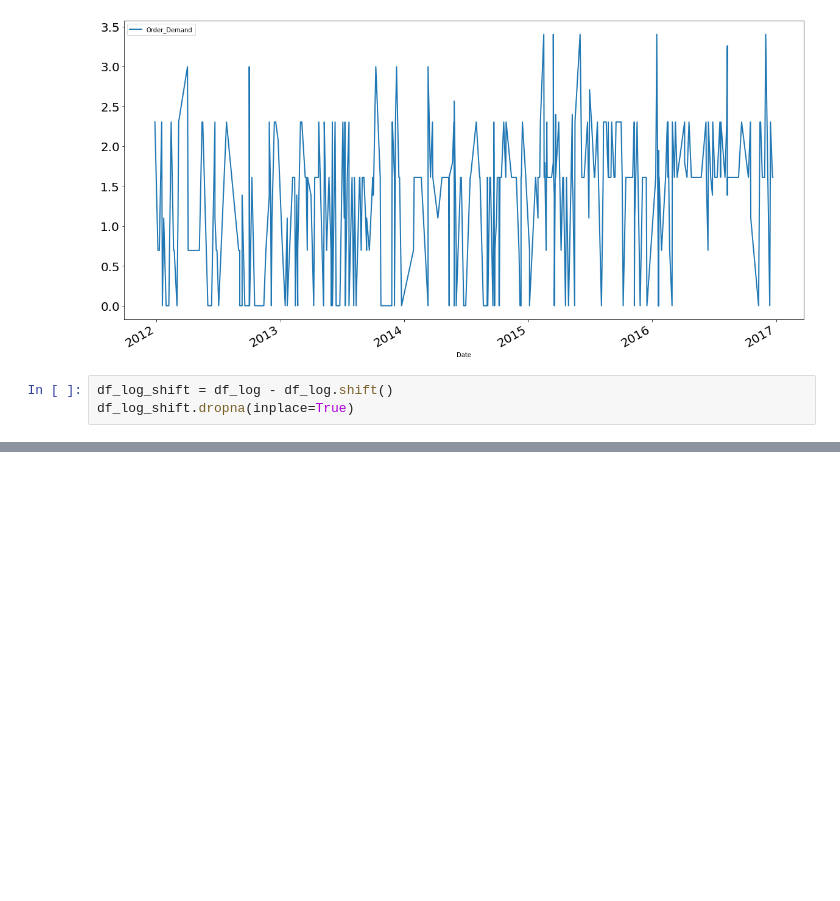
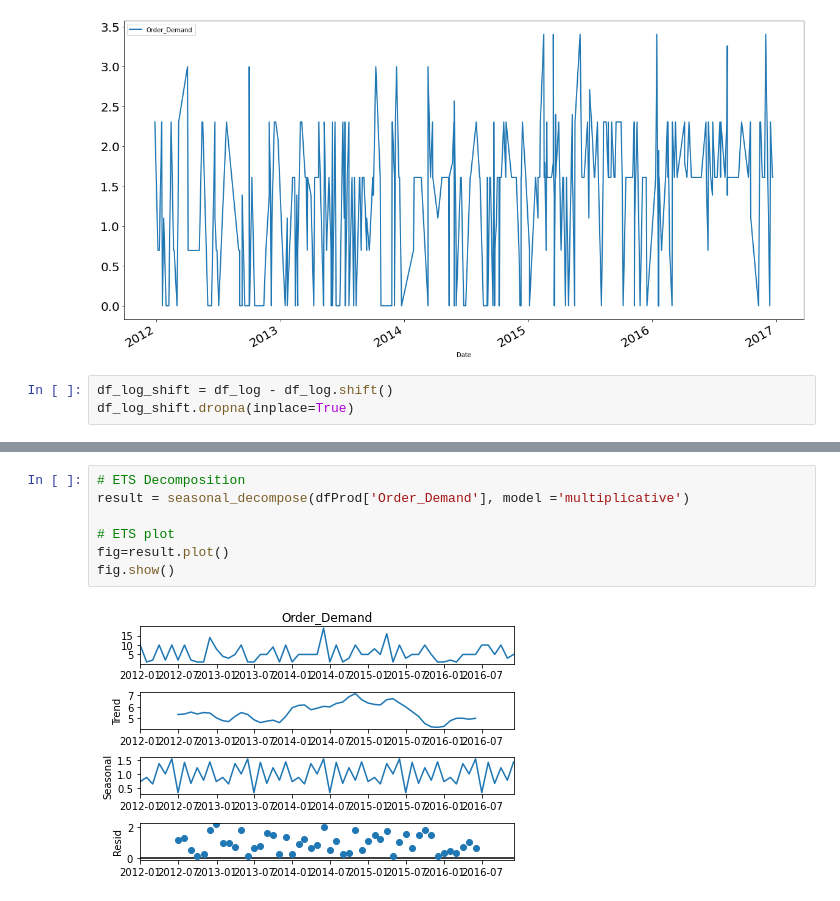
Before and after one commit to anissakhan/731-Project-5-Khan, a Jupyter notebook: Notebooks/731-Project5.ipynb, the cells around one changed output, grey strips where cells are left out. Saved outputs shown, nothing was run; the diff lists cells and outputs as text; blank space fills up the shorter version.

```diff
--- a/Notebooks/731-Project5.ipynb
+++ b/Notebooks/731-Project5.ipynb
@@ -301,0 +315,9 @@ df_log_shift.dropna(inplace=True)
+# %%
+# ETS Decomposition
+result = seasonal_decompose(dfProd['Order_Demand'], model ='multiplicative')
+
+# ETS plot
+fig=result.plot()
+fig.show()
+# %% [output]
+[figure, added]
```
Also changed, not shown: parts of 22 cells of this notebook.
